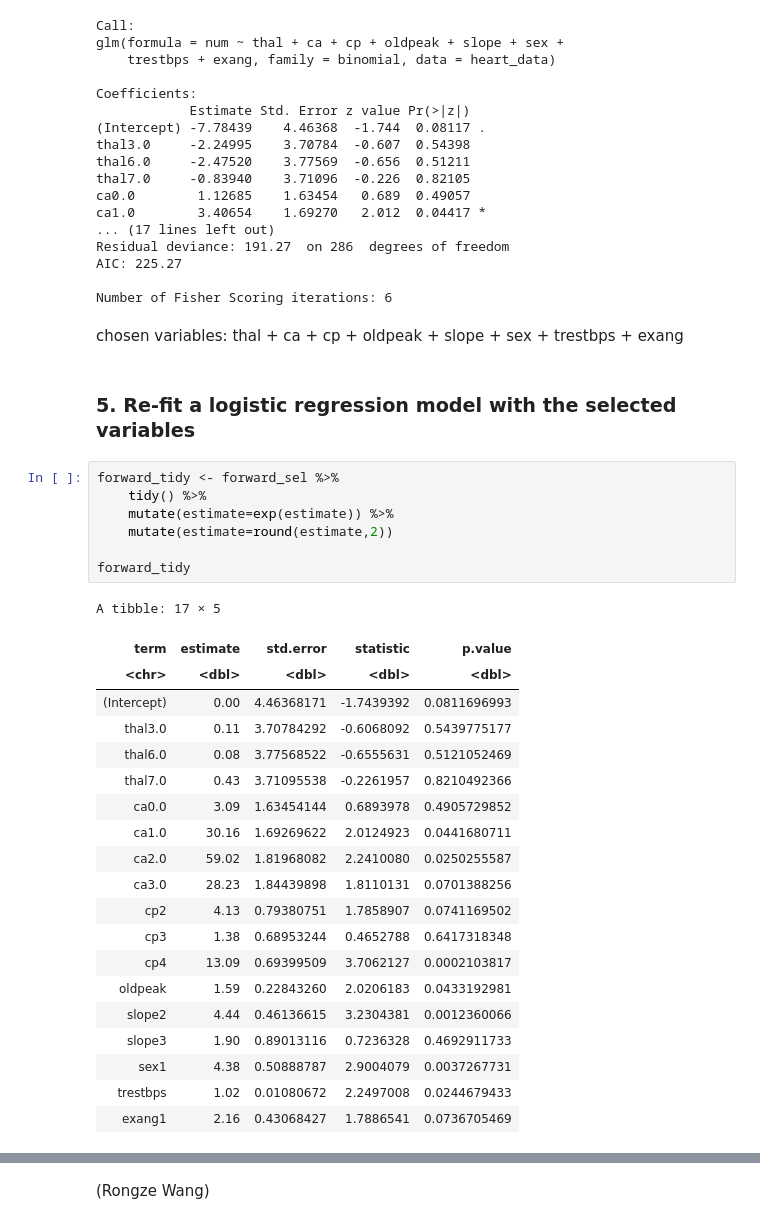
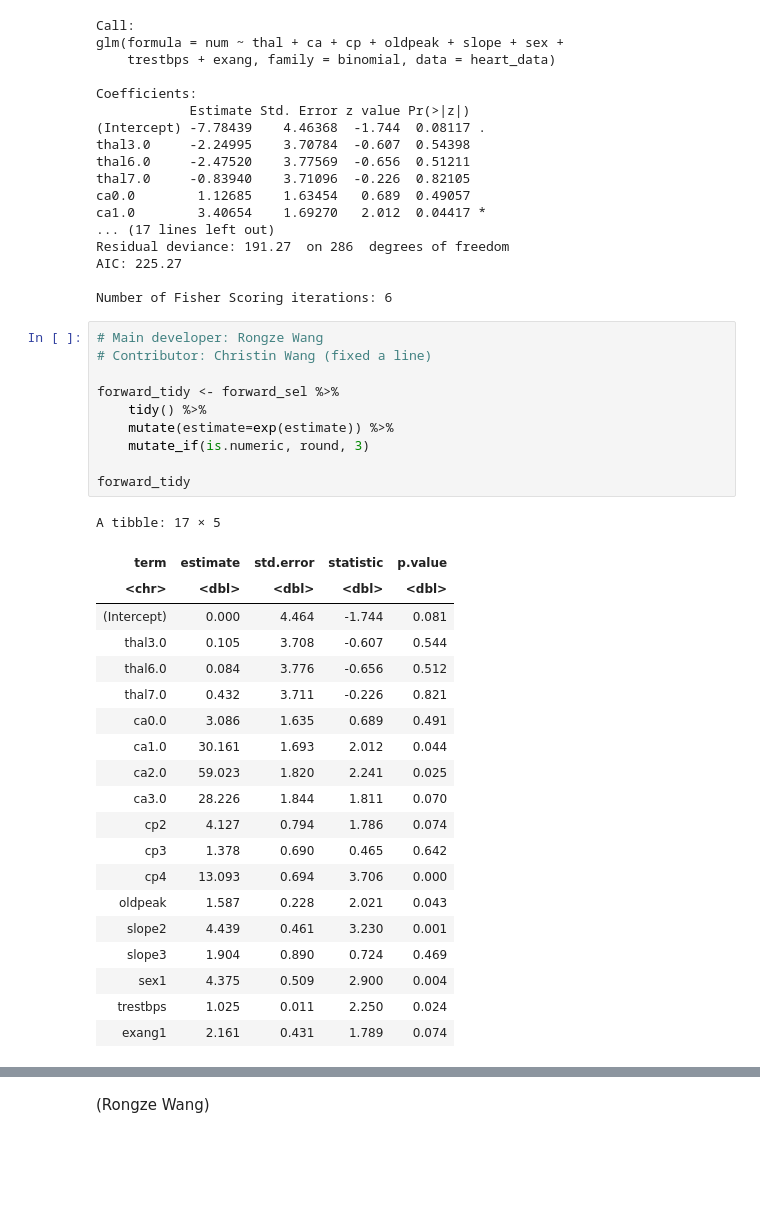
Before and after one commit to Speculatorrr/Group-STAT301, a Jupyter notebook: GROUP10.ipynb, the cells around one changed output, grey strips where cells are left out. Saved outputs shown, nothing was run; the diff lists cells and outputs as text; blank space fills up the shorter version.

```diff
--- a/GROUP10.ipynb
+++ b/GROUP10.ipynb
@@ -385,36 +384,35 @@ Residual deviance: 191.27  on 286  degrees of freedom
 AIC: 225.27
 
 Number of Fisher Scoring iterations: 6
-# %% [markdown]
-chosen variables: thal + ca + cp + oldpeak + slope + sex + trestbps + exang
-# %% [markdown]
-### 5. Re-fit a logistic regression model with the selected variables
-# %%
-forward_tidy <- forward_sel %>%
-    tidy() %>%
-    mutate(estimate=exp(estimate)) %>%
-    mutate(estimate=round(estimate,2))
-
-forward_tidy
-# %% [output]
-A tibble: 17 × 5
-| term | estimate | std.error | statistic | p.value |
-| <chr> | <dbl> | <dbl> | <dbl> | <dbl> |
-| (Intercept) | 0.00 | 4.46368171 | -1.7439392 | 0.0811696993 |
-| thal3.0 | 0.11 | 3.70784292 | -0.6068092 | 0.5439775177 |
-| thal6.0 | 0.08 | 3.77568522 | -0.6555631 | 0.5121052469 |
-| thal7.0 | 0.43 | 3.71095538 | -0.2261957 | 0.8210492366 |
-| ca0.0 | 3.09 | 1.63454144 | 0.6893978 | 0.4905729852 |
-| ca1.0 | 30.16 | 1.69269622 | 2.0124923 | 0.0441680711 |
-| ca2.0 | 59.02 | 1.81968082 | 2.2410080 | 0.0250255587 |
-| ca3.0 | 28.23 | 1.84439898 | 1.8110131 | 0.0701388256 |
-| cp2 | 4.13 | 0.79380751 | 1.7858907 | 0.0741169502 |
-| cp3 | 1.38 | 0.68953244 | 0.4652788 | 0.6417318348 |
-| cp4 | 13.09 | 0.69399509 | 3.7062127 | 0.0002103817 |
-| oldpeak | 1.59 | 0.22843260 | 2.0206183 | 0.0433192981 |
-| slope2 | 4.44 | 0.46136615 | 3.2304381 | 0.0012360066 |
-| slope3 | 1.90 | 0.89013116 | 0.7236328 | 0.4692911733 |
-| sex1 | 4.38 | 0.50888787 | 2.9004079 | 0.0037267731 |
-| trestbps | 1.02 | 0.01080672 | 2.2497008 | 0.0244679433 |
-| exang1 | 2.16 | 0.43068427 | 1.7886541 | 0.0736705469 |
+# %%
+# Main developer: Rongze Wang
+# Contributor: Christin Wang (fixed a line)
+
+forward_tidy <- forward_sel %>%
+    tidy() %>%
+    mutate(estimate=exp(estimate)) %>%
+    mutate_if(is.numeric, round, 3)
+
+forward_tidy
+# %% [output]
+A tibble: 17 × 5
+| term | estimate | std.error | statistic | p.value |
+| <chr> | <dbl> | <dbl> | <dbl> | <dbl> |
+| (Intercept) | 0.000 | 4.464 | -1.744 | 0.081 |
+| thal3.0 | 0.105 | 3.708 | -0.607 | 0.544 |
+| thal6.0 | 0.084 | 3.776 | -0.656 | 0.512 |
+| thal7.0 | 0.432 | 3.711 | -0.226 | 0.821 |
+| ca0.0 | 3.086 | 1.635 | 0.689 | 0.491 |
+| ca1.0 | 30.161 | 1.693 | 2.012 | 0.044 |
+| ca2.0 | 59.023 | 1.820 | 2.241 | 0.025 |
+| ca3.0 | 28.226 | 1.844 | 1.811 | 0.070 |
+| cp2 | 4.127 | 0.794 | 1.786 | 0.074 |
+| cp3 | 1.378 | 0.690 | 0.465 | 0.642 |
+| cp4 | 13.093 | 0.694 | 3.706 | 0.000 |
+| oldpeak | 1.587 | 0.228 | 2.021 | 0.043 |
+| slope2 | 4.439 | 0.461 | 3.230 | 0.001 |
+| slope3 | 1.904 | 0.890 | 0.724 | 0.469 |
+| sex1 | 4.375 | 0.509 | 2.900 | 0.004 |
+| trestbps | 1.025 | 0.011 | 2.250 | 0.024 |
+| exang1 | 2.161 | 0.431 | 1.789 | 0.074 |
 # %% [markdown]
```
Also changed, not shown: parts of 40 cells of this notebook.
